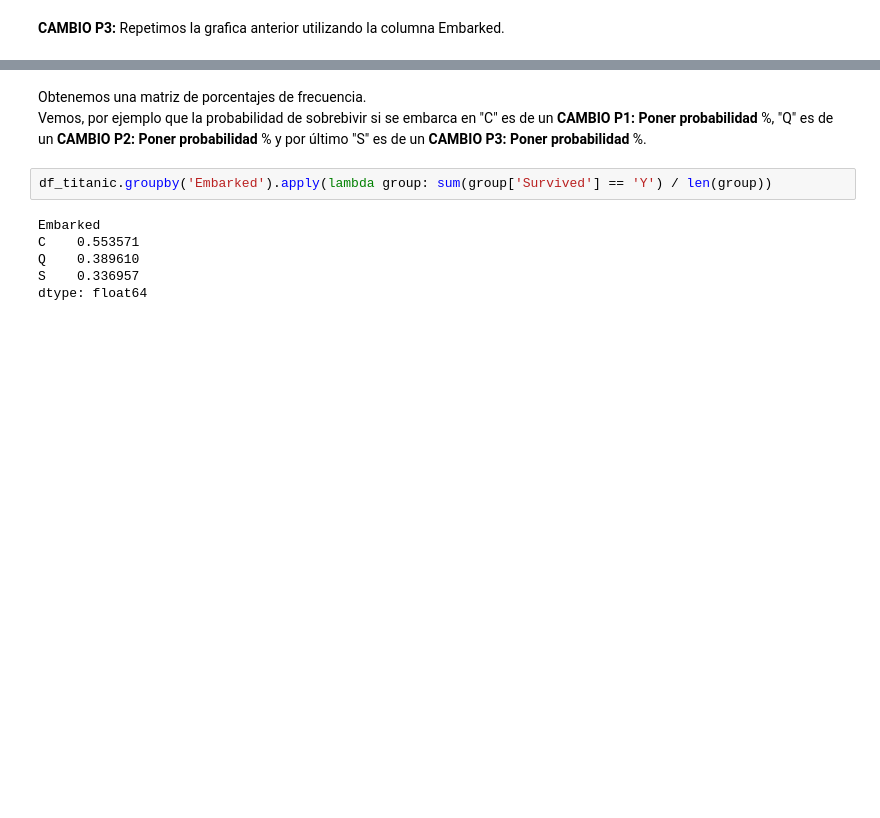
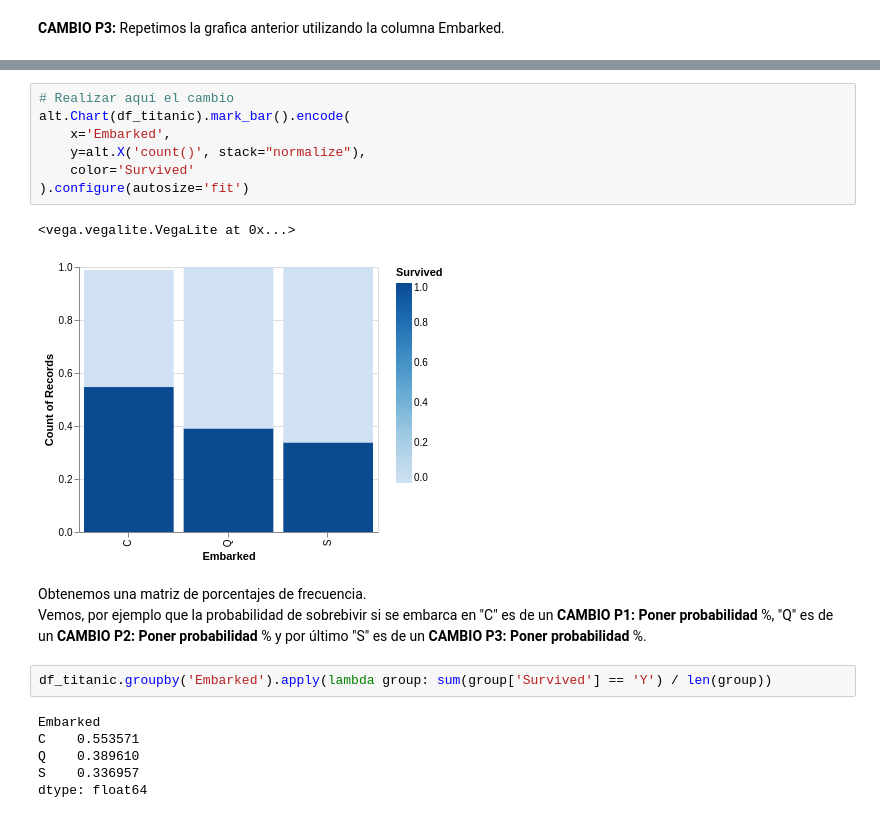
Before and after one commit to ManuelPertejo/practica_python, a Jupyter notebook: eda_titanic_fundamentos_dslab.ipynb, the cells around one changed output, grey strips where cells are left out. Drawn from its saved outputs; the diff is of its cells as text; blank space fills up the shorter version.

```diff
--- a/eda_titanic_fundamentos_dslab.ipynb
+++ b/eda_titanic_fundamentos_dslab.ipynb
@@ -89,3 +92,13 @@ alt.Chart(df_titanic).mark_bar().encode(
+# %%
+# Realizar aquí el cambio
+alt.Chart(df_titanic).mark_bar().encode(
+    x='Embarked',
+    y=alt.X('count()', stack="normalize"),
+    color='Survived'
+).configure(autosize='fit')
+# %% [output]
+<vega.vegalite.VegaLite at 0x...>
+[figure, added]
 # %% [markdown]
 Obtenemos una matriz de porcentajes de frecuencia.
 Vemos, por ejemplo que la probabilidad de sobrebivir si se embarca en "C" es de un **CAMBIO P1: Poner probabilidad** %, "Q" es de un **CAMBIO P2: Poner probabilidad** % y por último "S" es de un **CAMBIO P3: Poner probabilidad** %.
```
Also changed, not shown: parts of 4 cells of this notebook.
